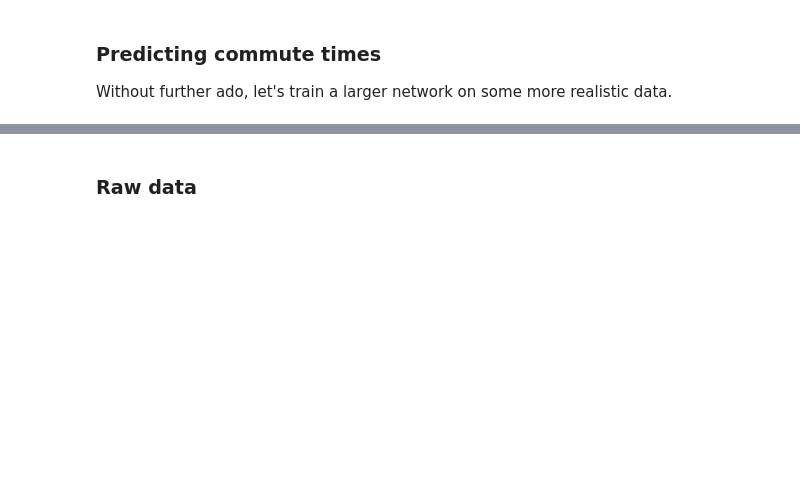
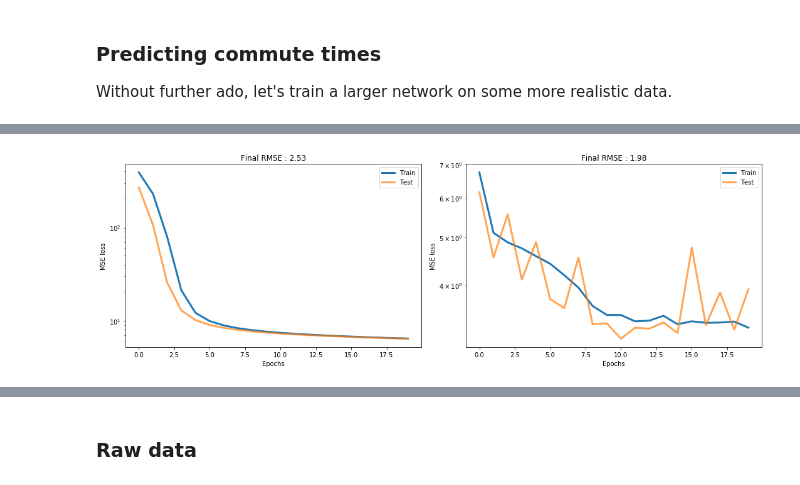
Before and after one commit to QCaudron/ml_101, a Jupyter notebook: 3_Neural_networks/2. Building a neural net.ipynb, the cells around one changed output, grey strips where cells are left out. Drawn from its saved outputs; the diff is of its cells as text; code cells hidden in the pictures; blank space fills up the shorter version.

```diff
--- a/3_Neural_networks/2. Building a neural net.ipynb
+++ b/3_Neural_networks/2. Building a neural net.ipynb
@@ -107,0 +252,7 @@ scaler.fit_transform()
+# %%
+mb_large_model, mb_large_history = train_net(batch_size=len(X_train)/2)
+mb_small_model, mb_small_history = train_net(batch_size=8)
+
+compare_nets(mb_large_model, mb_large_history, mb_small_model, mb_small_history)
+# %% [output]
+[figure, added]
```
Also changed, not shown: parts of 23 cells of this notebook.
